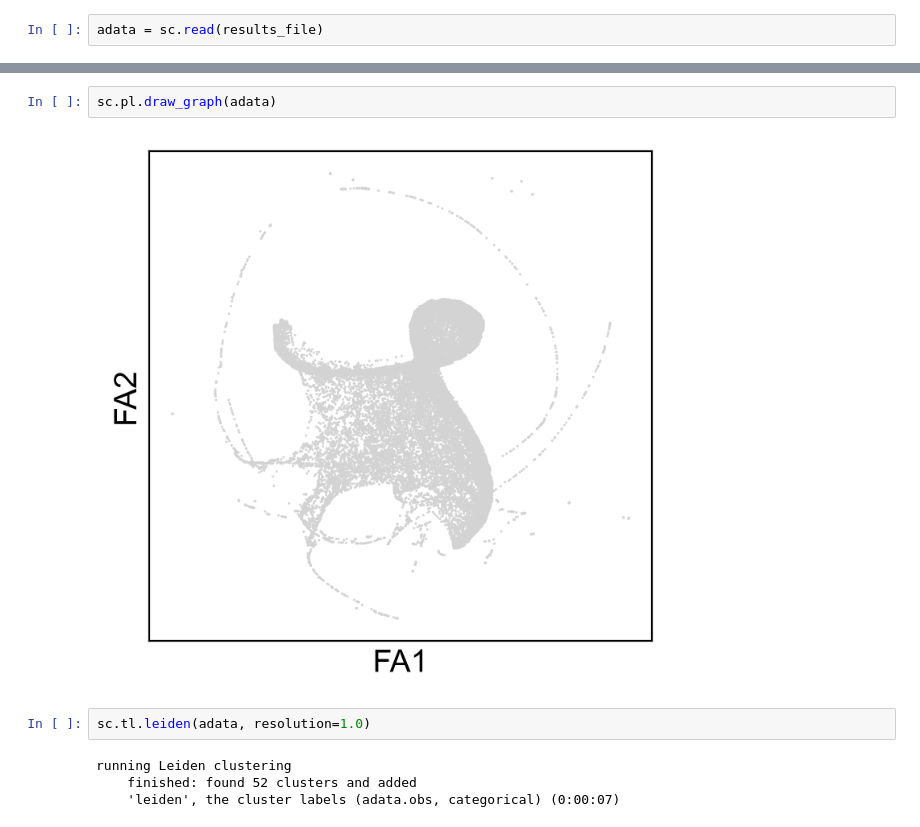
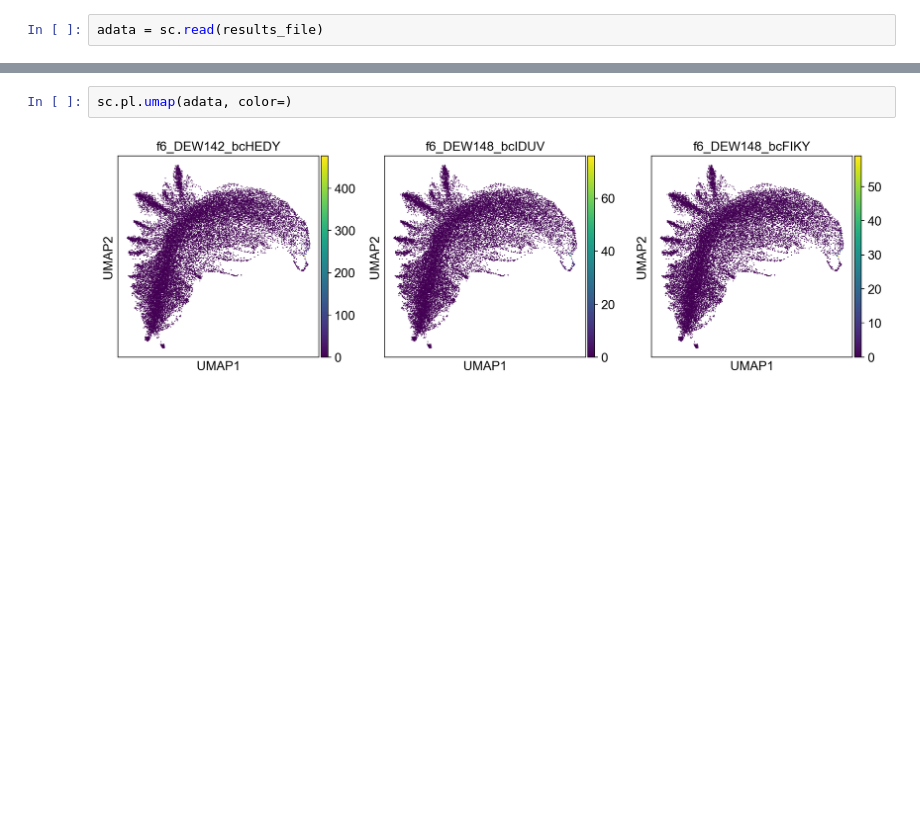
Before and after one commit to reangdeba/compbio, a Jupyter notebook: notebooks/zebrafish_custom_dataset.ipynb, the cells around one changed output, grey strips where cells are left out. Saved outputs shown, nothing was run; the diff lists cells and outputs as text; blank space fills up the shorter version.

```diff
--- a/notebooks/zebrafish_custom_dataset.ipynb
+++ b/notebooks/zebrafish_custom_dataset.ipynb
@@ -112,10 +68,4 @@ drawing single-cell graph using layout 'fa'
 # %%
-sc.pl.draw_graph(adata)
+sc.pl.umap(adata, color=)
 # %% [output]
-[figure, old version]
+[figure, new version]
-# %%
-sc.tl.leiden(adata, resolution=1.0)
-# %% [output]
-running Leiden clustering
-    finished: found 52 clusters and added
-    'leiden', the cluster labels (adata.obs, categorical) (0:00:07)
```
Also changed, not shown: parts of 29 cells of this notebook, 1 other file.
